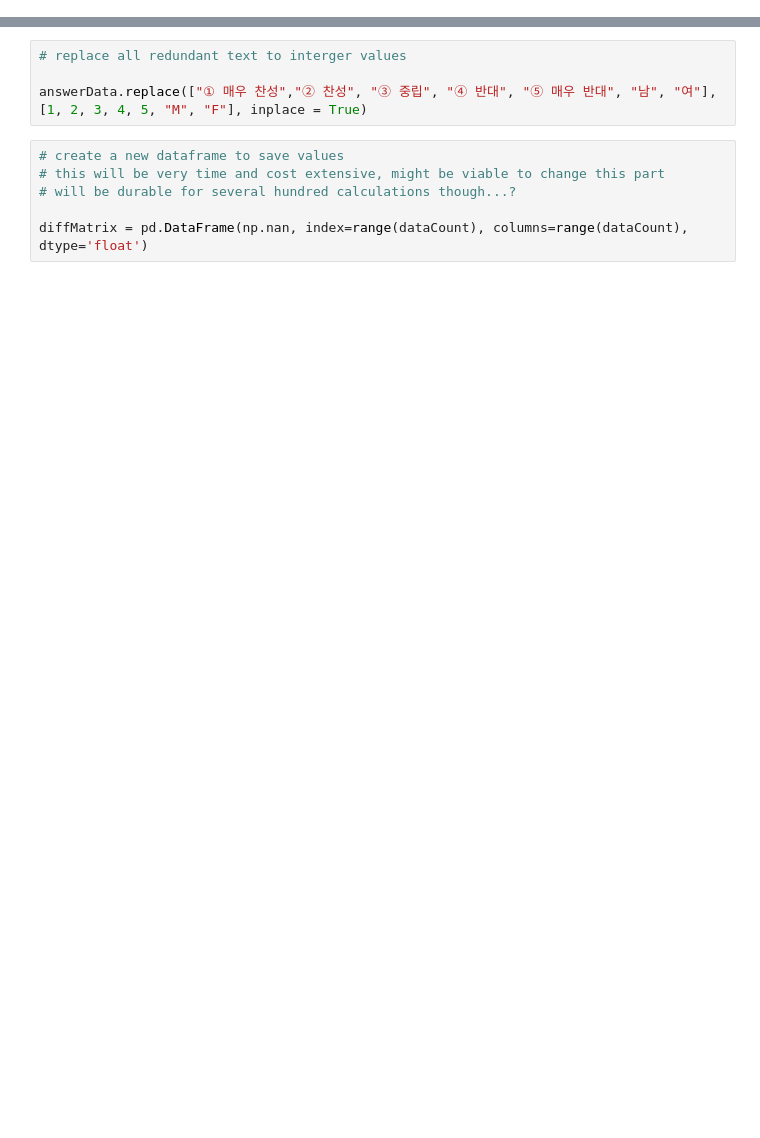
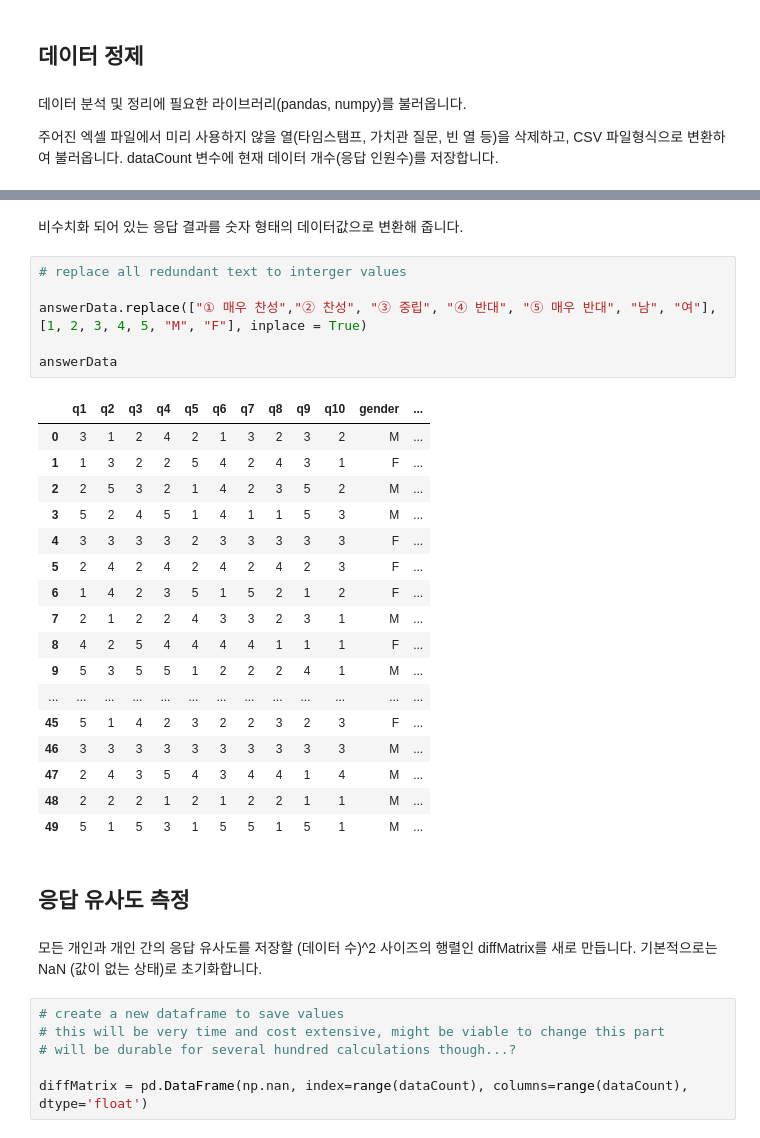
Before and after one commit to haesookim/same-diff-thoughts, a Jupyter notebook: Example_50.ipynb, the cells around one changed output, grey strips where cells are left out. Cells and saved outputs as stored; diff of their text form; blank space fills up the shorter version.

```diff
--- a/Example_50.ipynb
+++ b/Example_50.ipynb
@@ -1,3 +9,10 @@
+# %% [markdown]
+## 데이터 정제
+# %% [markdown]
+데이터 분석 및 정리에 필요한 라이브러리(pandas, numpy)를 불러옵니다.
+
+주어진 엑셀 파일에서 미리 사용하지 않을 열(타임스탬프, 가치관 질문, 빈 열 등)을 삭제하고, CSV 파일형식으로 변환하여 불러옵니다.
+dataCount 변수에 현재 데이터 개수(응답 인원수)를 저장합니다.
 # %%
 import pandas as pd
 import numpy as np
@@ -31,10 +46,37 @@ answerData
 | 47 | ② 찬성 | ④ 반대 | ③ 중립 | ⑤ 매우 반대 | ④ 반대 | ③ 중립 | ④ 반대 | ④ 반대 | ① 매우 찬성 | ④ 반대 | 남 | ... |
 | 48 | ② 찬성 | ② 찬성 | ② 찬성 | ① 매우 찬성 | ② 찬성 | ① 매우 찬성 | ② 찬성 | ② 찬성 | ① 매우 찬성 | ① 매우 찬성 | 남 | ... |
 | 49 | ⑤ 매우 반대 | ① 매우 찬성 | ⑤ 매우 반대 | ③ 중립 | ① 매우 찬성 | ⑤ 매우 반대 | ⑤ 매우 반대 | ① 매우 찬성 | ⑤ 매우 반대 | ① 매우 찬성 | 남 | ... |
+# %% [markdown]
+비수치화 되어 있는 응답 결과를 숫자 형태의 데이터값으로 변환해 줍니다.
 # %%
 # replace all redundant text to interger values
 
 answerData.replace(["① 매우 찬성","② 찬성", "③ 중립", "④ 반대", "⑤ 매우 반대", "남", "여"], [1, 2, 3, 4, 5, "M", "F"], inplace = True)
+
+answerData
+# %% [output]
+|  | q1 | q2 | q3 | q4 | q5 | q6 | q7 | q8 | q9 | q10 | gender | ... |
+| 0 | 3 | 1 | 2 | 4 | 2 | 1 | 3 | 2 | 3 | 2 | M | ... |
+| 1 | 1 | 3 | 2 | 2 | 5 | 4 | 2 | 4 | 3 | 1 | F | ... |
+| 2 | 2 | 5 | 3 | 2 | 1 | 4 | 2 | 3 | 5 | 2 | M | ... |
+| 3 | 5 | 2 | 4 | 5 | 1 | 4 | 1 | 1 | 5 | 3 | M | ... |
+| 4 | 3 | 3 | 3 | 3 | 2 | 3 | 3 | 3 | 3 | 3 | F | ... |
+| 5 | 2 | 4 | 2 | 4 | 2 | 4 | 2 | 4 | 2 | 3 | F | ... |
+| 6 | 1 | 4 | 2 | 3 | 5 | 1 | 5 | 2 | 1 | 2 | F | ... |
+| 7 | 2 | 1 | 2 | 2 | 4 | 3 | 3 | 2 | 3 | 1 | M | ... |
+| 8 | 4 | 2 | 5 | 4 | 4 | 4 | 4 | 1 | 1 | 1 | F | ... |
+| 9 | 5 | 3 | 5 | 5 | 1 | 2 | 2 | 2 | 4 | 1 | M | ... |
+| ... | ... | ... | ... | ... | ... | ... | ... | ... | ... | ... | ... | ... |
+| 45 | 5 | 1 | 4 | 2 | 3 | 2 | 2 | 3 | 2 | 3 | F | ... |
+| 46 | 3 | 3 | 3 | 3 | 3 | 3 | 3 | 3 | 3 | 3 | M | ... |
+| 47 | 2 | 4 | 3 | 5 | 4 | 3 | 4 | 4 | 1 | 4 | M | ... |
+| 48 | 2 | 2 | 2 | 1 | 2 | 1 | 2 | 2 | 1 | 1 | M | ... |
+| 49 | 5 | 1 | 5 | 3 | 1 | 5 | 5 | 1 | 5 | 1 | M | ... |
+# %% [markdown]
+## 응답 유사도 측정
+# %% [markdown]
+모든 개인과 개인 간의 응답 유사도를 저장할 (데이터 수)^2 사이즈의 행렬인 diffMatrix를 새로 만듭니다.
+기본적으로는 NaN (값이 없는 상태)로 초기화합니다.
 # %%
 # create a new dataframe to save values
 # this will be very time and cost extensive, might be viable to change this part
```
Also changed, not shown: parts of 13 cells of this notebook.
